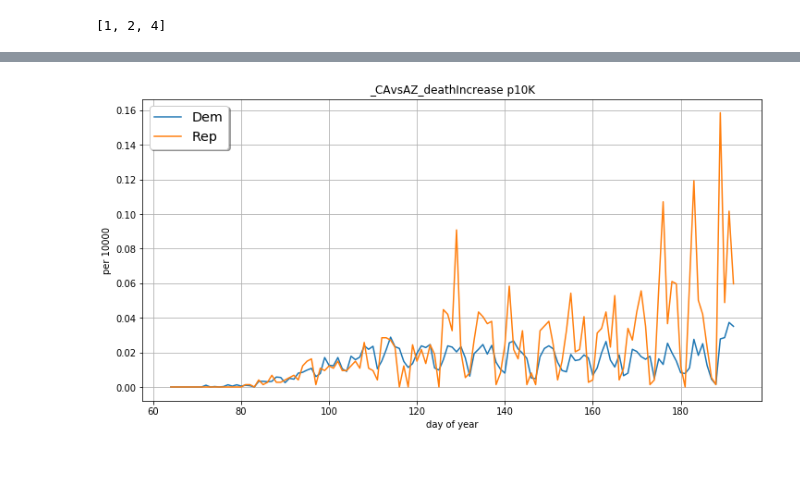
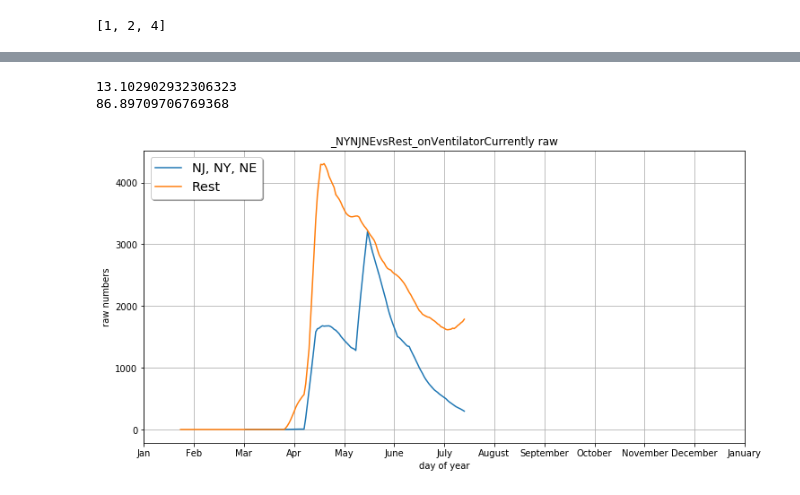
Before and after one commit to tjhickey724/covid19demo, a Jupyter notebook: Covid19RegionalAnalysis.ipynb, the cells around one changed output, grey strips where cells are left out. Cells and saved outputs as stored; diff of their text form; code cells hidden in the pictures; blank space fills up the shorter version.

```diff
--- a/Covid19RegionalAnalysis.ipynb
+++ b/Covid19RegionalAnalysis.ipynb
@@ -223,14 +215,27 @@ plotItems(collectData(['AZ','TX','OK','FL','GA','AL','MS'],field,True),field)
 demStates = ['WA','OR','CA','NV','CO','NM',
             'MN','IL','VA','MD','DE','NJ',
             'NY','CT','RI','MA','VT','NH','ME','HI']
+def otherStates(L):
+    return [s for s in states.keys() if s not in L]
 repStates = [s for s in states.keys() if s not in demStates]
-print(demStates)
-print(repStates)
+def regionPop(states):
+    pop=0
+    for st in states:
+        pop += statePop(st)
+    return(pop)
+print(regionPop(demStates))
+print(regionPop())
+#print(demStates)
+#print(repStates)
 len(demStates)+len(repStates)
 dayOfPandemic[20200228]
 cdata[0][-1]
-zzz = collectData(repStates,field,True)
+zzz = collectData(repStates,field,{'perCapita':True})
 list(dayOfPandemic.items())[0:20]
 zzz[0:50]
 len(demStates)
+print(collectData(repStates,'hospitalizedCurrently',{'perCapita':False})[-10:])
+print(sum([1,2,3]))
+
+print(weeklyAvg(collectData(repStates,'hospitalizedCurrently',{'perCapita':False}))[-10:])
 # %% [output]
@@ -240,23 +245,46 @@ len(demStates)
 # %%
-blueStates = ['CA']
-redStates = ['AZ']
-flag="_CAvsAZ_"
+blueStates = ['NJ','MA','NY','CT','RI','VT','NH','ME']
+redStates = otherStates(blueStates)
+#['FL','AL','GA','MS','SC','NC','WV','KY','TN','VA','LA','TX','AR']
+flag="_NYNJNEvsRest_"
 
 #blueStates =  demStates
 #redStates = repStates
 #flag="_2020Election_"
 
+bluePop = regionPop(blueStates)
+redPop = regionPop(redStates)
+totPop = bluePop+redPop
+
+print(bluePop/totPop*100)
+print(redPop/totPop*100)
+
+perCapita=False
+averageByWeek=True
+
 plt.rcParams['figure.figsize'] = [12, 6]
 fig, ax = plt.subplots()
 #field = 'positiveIncrease'
-field = 'deathIncrease'
-#field="hospitalizedCurrently"
-perCapita=True
-plotItems(collectData(blueStates,field,perCapita),'Dem')
-plotItems(collectData(redStates,field,perCapita),'Rep')
-ax.set(xlabel='day of year',ylabel='per 10000' if perCapita else "raw numbers",title=flag+field+(" p10K" if perCapita else " raw"))
+#field = 'deathIncrease'
+#field = "hospitalizedCurrently"
+#field = "death"
+#field = "positive"
+#field = "hospitalized"
+#field = "inIcuCurrently"
+field = "onVentilatorCurrently"
+#field = "totalTestResultsIncrease"
+
+plotItems(collectData(blueStates,field,{'perCapita':perCapita,'averageByWeek':averageByWeek}),'NJ, NY, NE')
+plotItems(collectData(redStates,field,{'perCapita':perCapita,'averageByWeek':averageByWeek}),'Rest')
+ax.set(xlabel='day of year',
+       ylabel='per 10000' if perCapita else "raw numbers",
+       title=flag+field+(" p10K" if perCapita else " raw"))
+plt.xticks([0,30,60,90,120,150,180,210,240,270,300,330,360],'Jan Feb Mar Apr May June July August September October November December January'.split(' '))
+#plt.yticks([0,10000,20000,30000,40000,50000,60000,70000,80000,90000,100000,110000,120000,130000,140000,150000])
 legend = ax.legend(loc='upper left', shadow=True, fontsize='x-large')
 ax.grid()
 fig.savefig("plot_"+flag+field+("_p10k" if perCapita else "_raw")+".png")
 # %% [output]
+13.102902932306323
+86.89709706769368
-[figure, old version]
+[figure, new version]
```
Also changed, not shown: parts of 5 cells of this notebook.
